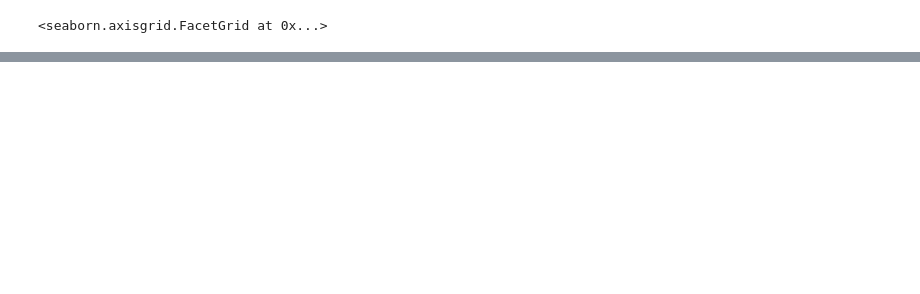
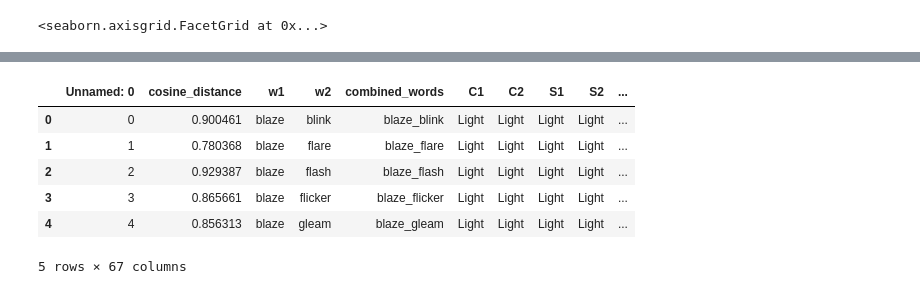
Before and after one commit to seantrott/abstract_concrete, a Jupyter notebook: exploring_embeddings_by_modality.ipynb, the cells around one changed output, grey strips where cells are left out. Saved outputs shown, nothing was run; the diff lists cells and outputs as text; code cells hidden in the pictures; blank space fills up the shorter version.

Commit message:
embeddings

```diff
--- a/exploring_embeddings_by_modality.ipynb
+++ b/exploring_embeddings_by_modality.ipynb
@@ -291,0 +292,9 @@ sns.lmplot(x="blind_avg", y="sighted_avg", data=df_merged,
+# %%
+df_merged = df_merged.fillna(0)
+# %%
+X_sighted = df_merged[sighted_columns]
+X_blind = df_merged[blind_columns]
+# %%
+embedding = MDS(n_components=2)
+X_sighted_transformed = embedding.fit_transform(X_sighted)
+df_mds_sighted = pd.DataFrame(X_sighted_transformed, columns=['d1', 'd2'])
@@ -291,0 +304,16 @@ sns.lmplot(x="blind_avg", y="sighted_avg", data=df_merged,
+# %%
+# Kind of ugly, fix later
+df_merged['d1_sight'] = list(df_mds_sighted['d1'])
+df_merged['d2_sight'] = list(df_mds_sighted['d2'])
+df_merged['d1_blind'] = list(df_mds_sighted['d1'])
+df_merged['d2_blind'] = list(df_mds_sighted['d2'])
+# %%
+df_merged.head(5)
+# %% [output]
+|  | Unnamed: 0 | cosine_distance | w1 | w2 | combined_words | C1 | C2 | S1 | S2 | ... |
+| 0 | 0 | 0.900461 | blaze | blink | blaze_blink | Light | Light | Light | Light | ... |
+| 1 | 1 | 0.780368 | blaze | flare | blaze_flare | Light | Light | Light | Light | ... |
+| 2 | 2 | 0.929387 | blaze | flash | blaze_flash | Light | Light | Light | Light | ... |
+| 3 | 3 | 0.865661 | blaze | flicker | blaze_flicker | Light | Light | Light | Light | ... |
+| 4 | 4 | 0.856313 | blaze | gleam | blaze_gleam | Light | Light | Light | Light | ... |
+5 rows × 67 columns
```
Also changed, not shown: parts of 12 cells of this notebook.
